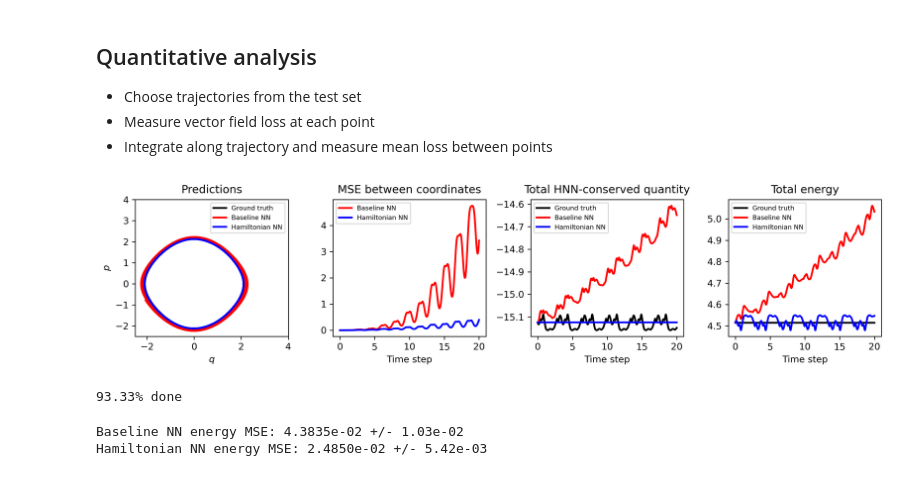
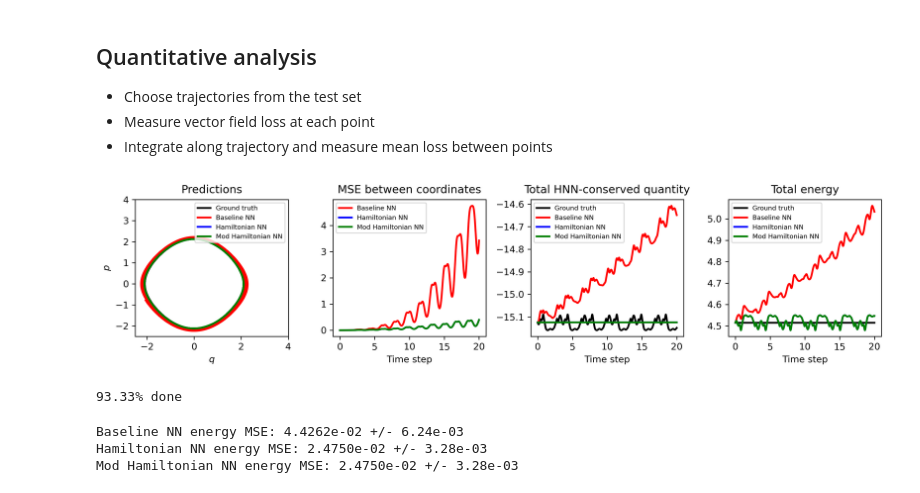
Before and after one commit to luis-messias/hamiltonian-nn, a Jupyter notebook: analyze-pend.ipynb, the cells around one changed output. Cells and saved outputs as stored; diff of their text form; code cells hidden in the pictures.

```diff
--- a/analyze-pend.ipynb
+++ b/analyze-pend.ipynb
@@ -73,15 +73,25 @@ plt.tight_layout() ; plt.show()
 # %% [markdown]
 ## Construct models
 # %%
-def get_model(args, baseline):
-    output_dim = args.input_dim if baseline else 2
-    nn_model = MLP(args.input_dim, args.hidden_dim, output_dim, args.nonlinearity)
-    model = HNN(args.input_dim, differentiable_model=nn_model,
-              field_type=args.field_type, baseline=baseline)
+def get_model(args, baseline, mod=False):
+    if mod:
+      input_dim = args.input_dim
+      output_dim = 2
+      nn_model = MLP(input_dim + 2, args.hidden_dim, output_dim, args.nonlinearity)
+      model = modHNN(input_dim, differentiable_model=nn_model,
+                  field_type=args.field_type, baseline=baseline)
+      model_name = 'modHNN'
+      path = "{}/pend{}-{}.tar".format(args.save_dir, RK4, model_name)
+      model.load_state_dict(torch.load(path))
+    else:
+      output_dim = args.input_dim if baseline else 2
+      nn_model = MLP(args.input_dim, args.hidden_dim, output_dim, args.nonlinearity)
+      model = HNN(args.input_dim, differentiable_model=nn_model,
+                field_type=args.field_type, baseline=baseline)
 
-    model_name = 'baseline' if baseline else 'hnn'
-    path = "{}/pend{}-{}.tar".format(args.save_dir, RK4, model_name)
-    model.load_state_dict(torch.load(path))
+      model_name = 'baseline' if baseline else 'hnn'
+      path = "{}/pend{}-{}.tar".format(args.save_dir, RK4, model_name)
+      model.load_state_dict(torch.load(path))
     return model
 # %% [markdown]
 ## Get vector fields
@@ -110,6 +120,7 @@ def integrate_model(model, t_span, y0, **kwargs):
 # %%
 base_model = get_model(args, baseline=True)
 hnn_model = get_model(args, baseline=False)
+mod_hnn_model = get_model(args, baseline=False, mod=True)
 
 # get their vector fields
 R = 2.6
@@ -117,6 +128,7 @@ field = get_field(xmin=-R, xmax=R, ymin=-R, ymax=R, gridsize=args.gridsize)
 data = get_dataset(radius=2.0)
 base_field = get_vector_field(base_model, xmin=-R, xmax=R, ymin=-R, ymax=R, gridsize=args.gridsize)
 hnn_field = get_vector_field(hnn_model, xmin=-R, xmax=R, ymin=-R, ymax=R, gridsize=args.gridsize)
+mod_hnn_field = get_vector_field(hnn_model, xmin=-R, xmax=R, ymin=-R, ymax=R, gridsize=args.gridsize)
 
 # integrate along those fields starting from point (1,0)
 t_span = [0,28]
@@ -124,6 +136,7 @@ y0 = np.asarray([2.1, 0])
 kwargs = {'t_eval': np.linspace(t_span[0], t_span[1], 1000), 'rtol': 1e-12}
 base_ivp = integrate_model(base_model, t_span, y0, **kwargs)
 hnn_ivp = integrate_model(hnn_model, t_span, y0, **kwargs)
+mod_hnn_ivp = integrate_model(mod_hnn_model, t_span, y0, **kwargs)
 # %% [markdown]
 ## Plot results
 # %%
@@ -202,7 +232,12 @@ def integrate_models(x0=np.asarray([1, 0]), t_span=[0,5], t_eval=None):
     hnn_x = hnn_path['y'].T
     _tmp = torch.tensor( true_x, requires_grad=True, dtype=torch.float32)
 
-    return true_x, base_x, hnn_x
+    # integrate along HNN vector field
+    mod_hnn_path = integrate_model(mod_hnn_model, t_span, x0, **kwargs)
+    mod_hnn_x = hnn_path['y'].T
+    _tmp = torch.tensor( true_x, requires_grad=True, dtype=torch.float32)
+
+    return true_x, base_x, hnn_x, mod_hnn_x
 
 def vector_field_loss(x, dx_hat):
     dx = circular_vector_field(t=None, x=x)
@@ -218,7 +253,7 @@ x0 = np.asarray([2.1, 0])
 # integration
 t_span=[0,20]
 t_eval = np.linspace(t_span[0], t_span[1], 2000)
-true_x, base_x, hnn_x = integrate_models(x0=x0, t_span=t_span, t_eval=t_eval)
+true_x, base_x, hnn_x, mod_hnn_x = integrate_models(x0=x0, t_span=t_span, t_eval=t_eval)
 
 # plotting
 tpad = 7
@@ -229,6 +264,7 @@ plt.title("Predictions", pad=tpad) ; plt.xlabel('$q$') ; plt.ylabel('$p$')
 plt.plot(true_x[:,0], true_x[:,1], 'k-', label='Ground truth', linewidth=2)
 plt.plot(base_x[:,0], base_x[:,1], 'r-', label='Baseline NN', linewidth=2)
 plt.plot(hnn_x[:,0], hnn_x[:,1], 'b-', label='Hamiltonian NN', linewidth=2)
+plt.plot(mod_hnn_x[:,0], mod_hnn_x[:,1], 'g-', label='Mod Hamiltonian NN', linewidth=2)
 plt.xlim(-2.5,4) ; plt.ylim(-2.5,4)
 plt.legend(fontsize=7)
 
@@ -236,34 +272,39 @@ plt.subplot(1,4,2)
 plt.title("MSE between coordinates", pad=tpad) ; plt.xlabel('Time step')
 plt.plot(t_eval, ((true_x-base_x)**2).mean(-1), 'r-', label='Baseline NN', linewidth=2)
 plt.plot(t_eval, ((true_x-hnn_x)**2).mean(-1), 'b-', label='Hamiltonian NN', linewidth=2)
+plt.plot(t_eval, ((true_x-mod_hnn_x)**2).mean(-1), 'g-', label='Mod Hamiltonian NN', linewidth=2)
 plt.legend(fontsize=7)
 
 plt.subplot(1,4,3)
 plt.title("Total HNN-conserved quantity", pad=tpad)
 plt.xlabel('Time step')
 true_hq = hnn_model(torch.Tensor(true_x))[1].detach().numpy().squeeze()
 base_hq = hnn_model(torch.Tensor(base_x))[1].detach().numpy().squeeze()
 hnn_hq = hnn_model(torch.Tensor(hnn_x))[1].detach().numpy().squeeze()
+mod_hnn_hq = hnn_model(torch.Tensor(hnn_x))[1].detach().numpy().squeeze()
 plt.plot(t_eval, true_hq, 'k-', label='Ground truth', linewidth=2)
 plt.plot(t_eval, base_hq, 'r-', label='Baseline NN', linewidth=2)
 plt.plot(t_eval, hnn_hq, 'b-', label='Hamiltonian NN', linewidth=2)
+plt.plot(t_eval, mod_hnn_hq, 'g-', label='Mod Hamiltonian NN', linewidth=2)
 plt.legend(fontsize=7)
 
 plt.subplot(1,4,4)
 plt.title("Total energy", pad=tpad)
 plt.xlabel('Time step')
 true_e = np.stack([hamiltonian_fn(c) for c in true_x])
 base_e = np.stack([hamiltonian_fn(c) for c in base_x])
 hnn_e = np.stack([hamiltonian_fn(c) for c in hnn_x])
+mod_hnn_e = np.stack([hamiltonian_fn(c) for c in hnn_x])
 plt.plot(t_eval, true_e, 'k-', label='Ground truth', linewidth=2)
 plt.plot(t_eval, base_e, 'r-', label='Baseline NN', linewidth=2)
 plt.plot(t_eval, hnn_e, 'b-', label='Hamiltonian NN', linewidth=2)
+plt.plot(t_eval, mod_hnn_e, 'g-', label='Mod Hamiltonian NN', linewidth=2)
 plt.legend(fontsize=7)
 
 plt.tight_layout() ; plt.show()
 fig.savefig('{}/pend-integration{}.{}'.format(args.fig_dir, RK4, FORMAT))
 # %% [output]
-[figure, old version]
+[figure, new version]
 # %%
 splits = 5
 samples = 3
@@ -286,11 +328,13 @@ losses = {k: np.array(v) for k,v in losses.items()}
 bootstrap_conf = lambda x, splits=5: np.std([np.mean(x_i) for x_i in np.split(x, splits)])/np.sqrt(splits)
 
 
-print("\nBaseline NN energy MSE: {:.4e} +/- {:.2e}\nHamiltonian NN energy MSE: {:.4e} +/- {:.2e}"
+print("\nBaseline NN energy MSE: {:.4e} +/- {:.2e}\nHamiltonian NN energy MSE: {:.4e} +/- {:.2e}\nMod Hamiltonian NN energy MSE: {:.4e} +/- {:.2e}"
       .format(
           np.mean(losses['base_energy']), bootstrap_conf(losses['base_energy'], splits),
-          np.mean(losses['hnn_energy']), bootstrap_conf(losses['hnn_energy'], splits))
+          np.mean(losses['hnn_energy']), bootstrap_conf(losses['hnn_energy'], splits),
+          np.mean(losses['mod_hnn_energy']), bootstrap_conf(losses['mod_hnn_energy'], splits))
      )
 # %% [output]
-Baseline NN energy MSE: 4.3835e-02 +/- 1.03e-02
-Hamiltonian NN energy MSE: 2.4850e-02 +/- 5.42e-03
+Baseline NN energy MSE: 4.4262e-02 +/- 6.24e-03
+Hamiltonian NN energy MSE: 2.4750e-02 +/- 3.28e-03
+Mod Hamiltonian NN energy MSE: 2.4750e-02 +/- 3.28e-03
```
Also changed, not shown: parts of 3 cells of this notebook, 2 other files.
